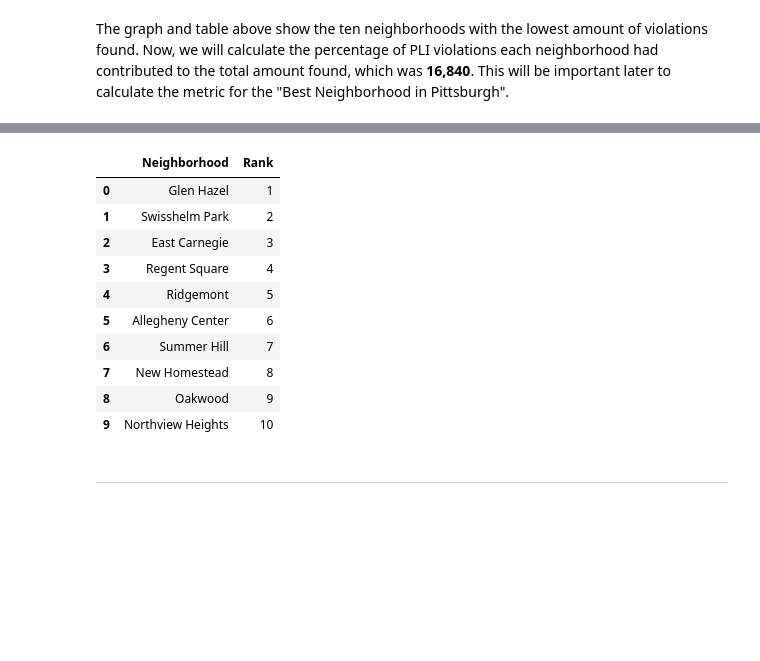
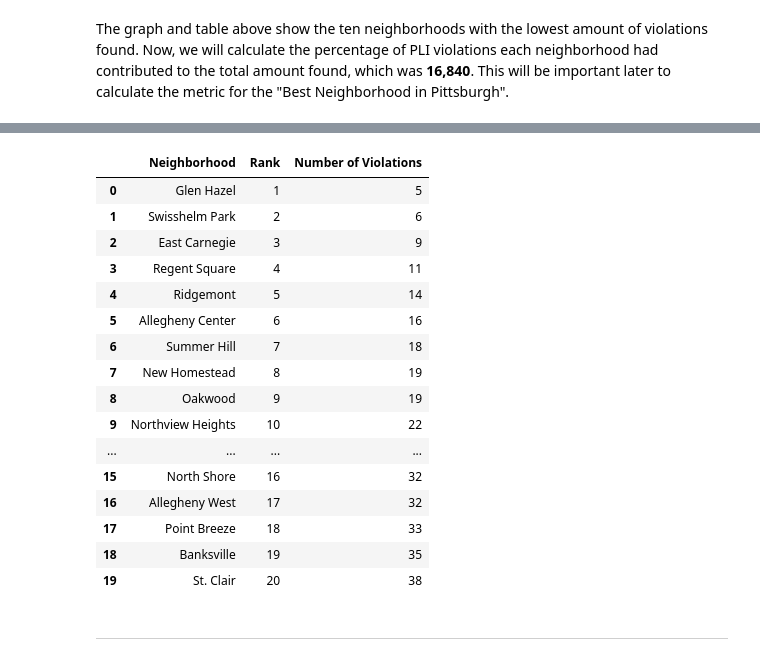
Before and after one commit to ToluwalaseAhmed/Final-Project, a Jupyter notebook: jof58_pli_violations.ipynb, the cells around one changed output, grey strips where cells are left out. Saved outputs shown, nothing was run; the diff lists cells and outputs as text; code cells hidden in the pictures; blank space fills up the shorter version.

```diff
--- a/jof58_pli_violations.ipynb
+++ b/jof58_pli_violations.ipynb
@@ -194,4 +194,5 @@ Text(0, 0.5, 'Amount of Violations Found')
 # %%
-pli = pd.DataFrame( {"Number of Violations" : adjusted_data_set['NEIGHBORHOOD'].value_counts().nsmallest(10)})
+pli = pd.DataFrame( {"Number of Violations" : adjusted_data_set['NEIGHBORHOOD'].value_counts().nsmallest(20)})
+pli.reset_index(inplace=True)  # Resetting index to easily merge the data for conclusion
 pli
 # %% [output]
@@ -227,20 +240,26 @@ pli_scores.nsmallest(10, columns = 'Percentage of Violations')
 # %%
-rank = pd.DataFrame( {'Rank' : [1,2,3,4,5,6,7,8,9,10]}) # Creating a rank dataframe to rank the neighborhoods
+rank = pd.DataFrame( {'Rank' : [1,2,3,4,5,6,7,8,9,10,11,12,13,14,15,16,17,18,19,20]}) # Creating a rank dataframe to rank the neighborhoods
 # %%
-pli_ranked = pd.DataFrame({'Neighborhood' : pli['index'], 'Rank' : rank['Rank']})
-pli_ranked
+ranked_list = pd.DataFrame({'Neighborhood' : pli['index'], 'Rank' : rank['Rank'], 'Number of Violations' : pli['Number of Violations']})    # Merge to better visualize best neighborhoods
+ranked_list
 # %% [output]
-|  | Neighborhood | Rank |
-| 0 | Glen Hazel | 1 |
-| 1 | Swisshelm Park | 2 |
-| 2 | East Carnegie | 3 |
-| 3 | Regent Square | 4 |
-| 4 | Ridgemont | 5 |
-| 5 | Allegheny Center | 6 |
-| 6 | Summer Hill | 7 |
-| 7 | New Homestead | 8 |
-| 8 | Oakwood | 9 |
-| 9 | Northview Heights | 10 |
+|  | Neighborhood | Rank | Number of Violations |
+| 0 | Glen Hazel | 1 | 5 |
+| 1 | Swisshelm Park | 2 | 6 |
+| 2 | East Carnegie | 3 | 9 |
+| 3 | Regent Square | 4 | 11 |
+| 4 | Ridgemont | 5 | 14 |
+| 5 | Allegheny Center | 6 | 16 |
+| 6 | Summer Hill | 7 | 18 |
+| 7 | New Homestead | 8 | 19 |
+| 8 | Oakwood | 9 | 19 |
+| 9 | Northview Heights | 10 | 22 |
+| ... | ... | ... | ... |
+| 15 | North Shore | 16 | 32 |
+| 16 | Allegheny West | 17 | 32 |
+| 17 | Point Breeze | 18 | 33 |
+| 18 | Banksville | 19 | 35 |
+| 19 | St. Clair | 20 | 38 |
 # %% [markdown]
 ---
 # %% [markdown]
```
Also changed, not shown: parts of 21 cells of this notebook, 1 other file.
